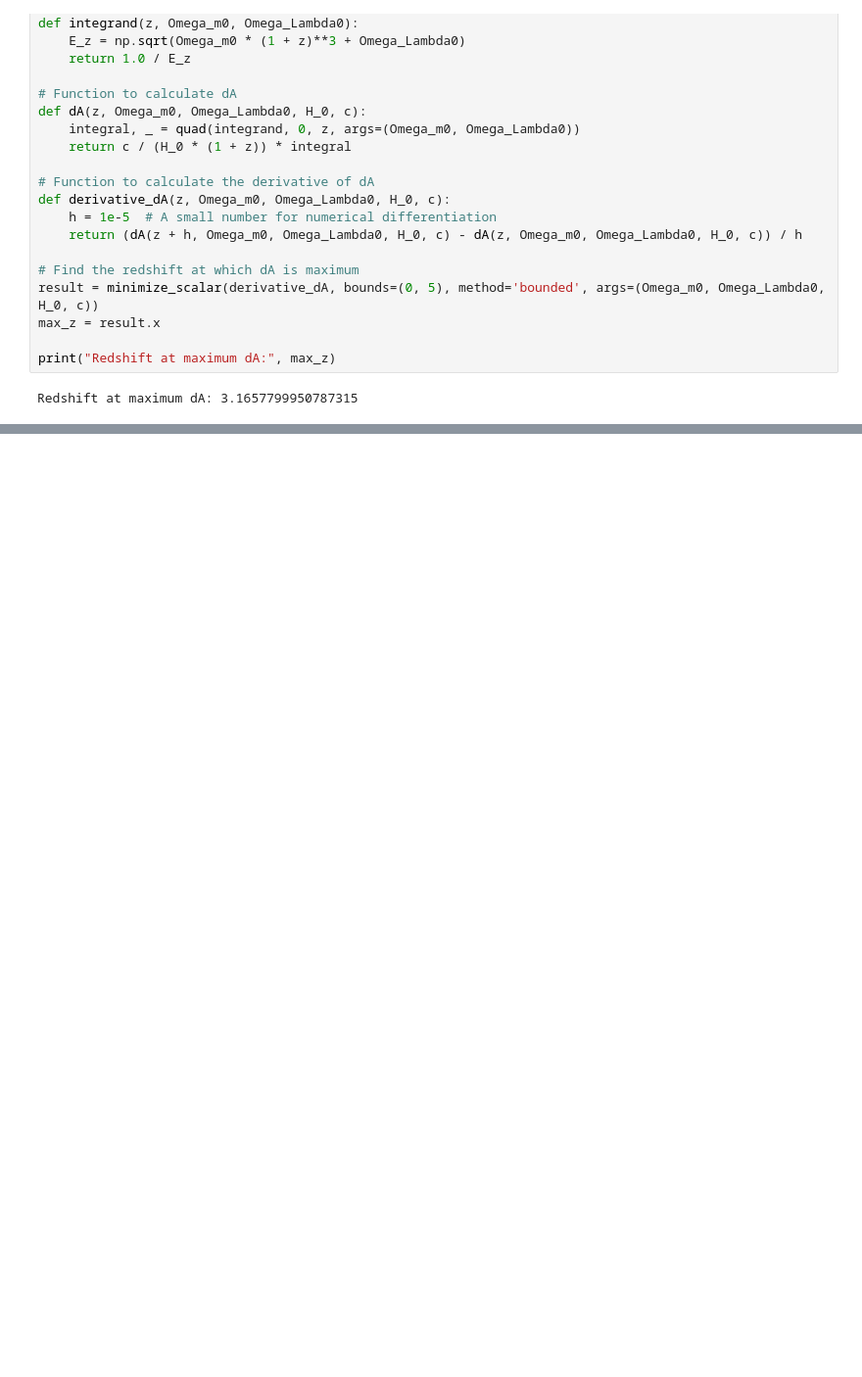
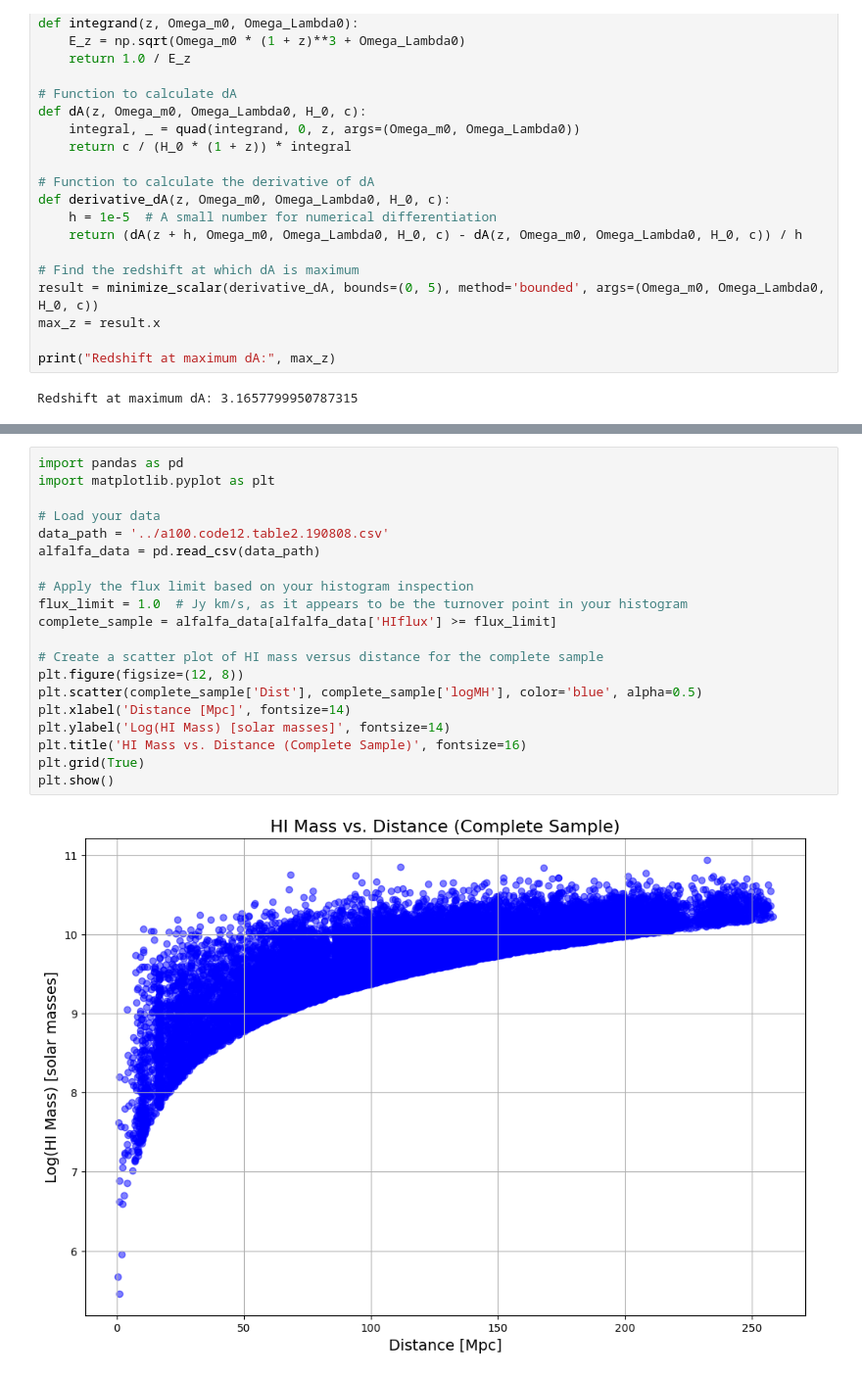
Before and after one commit to Fr4nc3/astrophysics-exercises, a Jupyter notebook: cosmology/cosmology.ipynb, the cells around one changed output, grey strips where cells are left out. Shown at 98% size. Cells and saved outputs as stored; diff of their text form; blank space fills up the shorter version.

```diff
--- a/cosmology/cosmology.ipynb
+++ b/cosmology/cosmology.ipynb
@@ -296,0 +448,22 @@ Redshift at maximum dA: 3.1657799950787315
+# %%
+import pandas as pd
+import matplotlib.pyplot as plt
+
+# Load your data
+data_path = '../a100.code12.table2.190808.csv'
+alfalfa_data = pd.read_csv(data_path)
+
+# Apply the flux limit based on your histogram inspection
+flux_limit = 1.0  # Jy km/s, as it appears to be the turnover point in your histogram
+complete_sample = alfalfa_data[alfalfa_data['HIflux'] >= flux_limit]
+
+# Create a scatter plot of HI mass versus distance for the complete sample
+plt.figure(figsize=(12, 8))
+plt.scatter(complete_sample['Dist'], complete_sample['logMH'], color='blue', alpha=0.5)
+plt.xlabel('Distance [Mpc]', fontsize=14)
+plt.ylabel('Log(HI Mass) [solar masses]', fontsize=14)
+plt.title('HI Mass vs. Distance (Complete Sample)', fontsize=16)
+plt.grid(True)
+plt.show()
+# %% [output]
+[figure, added]
```
Also changed, not shown: parts of 21 cells of this notebook, 1 other file.
